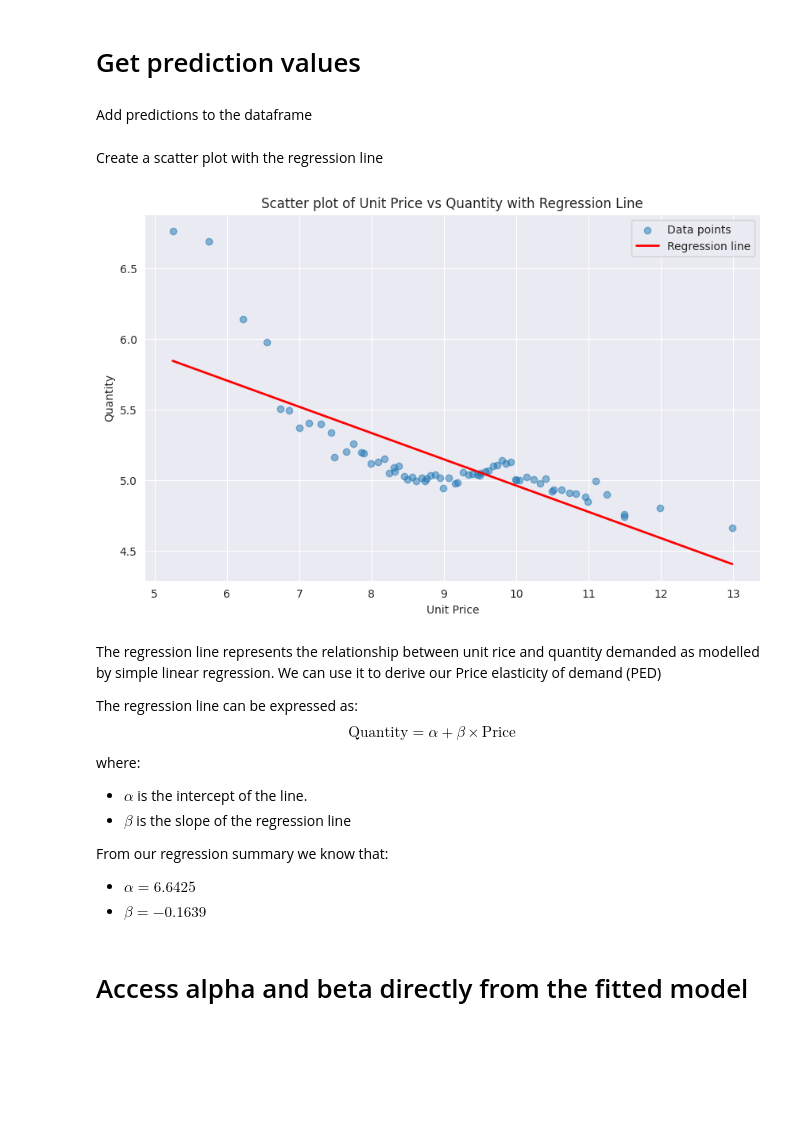
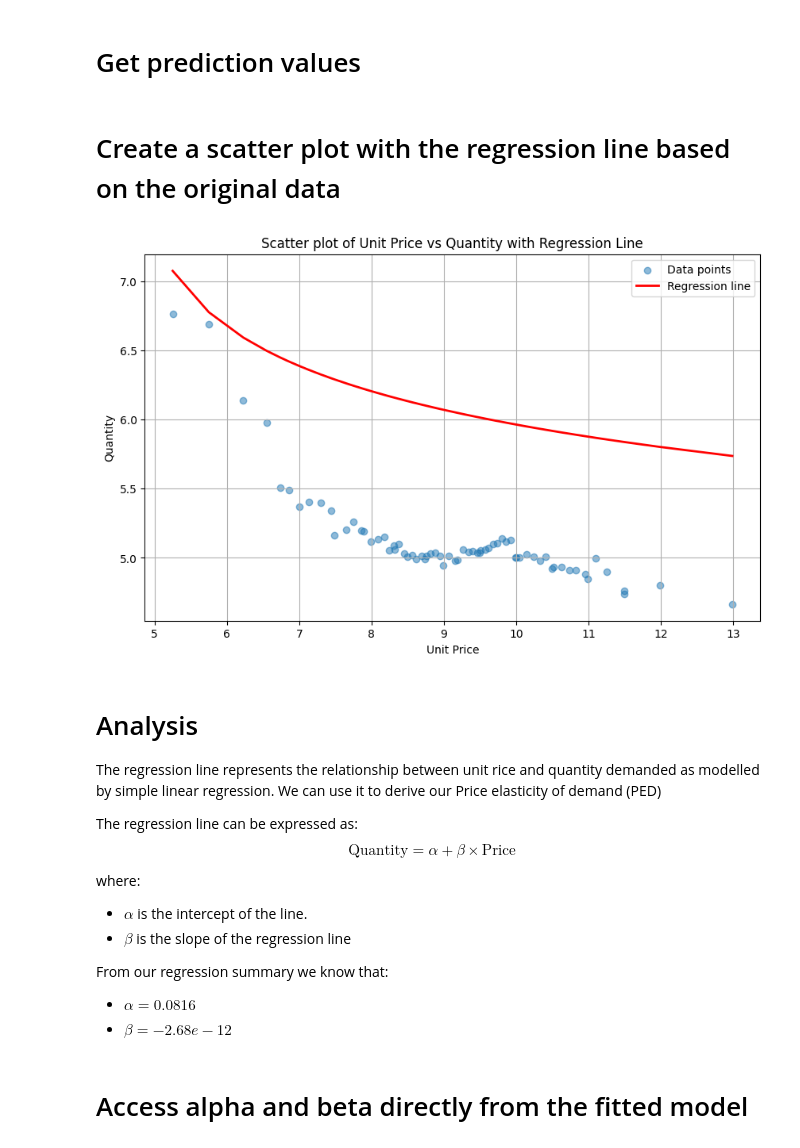
Before and after one commit to mkingopng/Dominos_senior_data_scientist, a Jupyter notebook: src/individuale_SLR_normalised.ipynb, the cells around one changed output. Drawn from its saved outputs; the diff is of its cells as text; code cells hidden in the pictures; blank space fills up the shorter version.

```diff
--- a/src/individuale_SLR_normalised.ipynb
+++ b/src/individuale_SLR_normalised.ipynb
@@ -107,0 +102,2 @@ Individuale Price Statistics without High Side Outliers:
+# %%
+individuale_df, individuale_stats, fitted_lambdas = apply_boxcox_and_calculate_stats(individuale_df, features)
@@ -108,21 +119,13 @@ Individuale Price Statistics without High Side Outliers:
 # %% [markdown]
 # Fit linear regression model
 # %%
-# extract the x and y values
-x_value = individuale_df['unit_price']
-y_value = individuale_df['quantity']
-
-# ensure x and y are of the same length
+# Fit linear regression model
+x_value = individuale_df['BoxCox_unit_price']
+y_value = individuale_df['BoxCox_quantity']
 assert len(x_value) == len(y_value), "x and y must have the same length"
-
-# add a constant to the independent variable (price)
 X = add_constant(x_value)
-
-# fit the regression model
 model = sm.OLS(y_value, X)
 individuale_result = model.fit()
-
-# print the summary of the regression model
 print(individuale_result.summary())
 # %% [output]
                             OLS Regression Results
@@ -148,36 +151,24 @@ Notes:
 # Get prediction values
 # %%
 predictions = individuale_result.predict(X)
+predictions_original = inv_boxcox(predictions, fitted_lambdas['quantity'])
+individuale_df['predicted_quantities'] = predictions_original
-# %% [markdown]
-Add predictions to the dataframe
-# %%
-individuale_df['predictions'] = predictions
 # %% [markdown]
-Create a scatter plot with the regression line
+# Create a scatter plot with the regression line based on the original data
 # %%
 plt.figure(figsize=(10, 6))
-plt.scatter(
-    individuale_df['unit_price'],
-    individuale_df['quantity'],
-    alpha=0.5,
-    label='Data points'
-)
-plt.plot(
-    individuale_df['unit_price'],
-    predictions,
-    color='red',
-    linewidth=2,
-    label='Regression line'
-)
+plt.scatter(individuale_df['unit_price'], individuale_df['quantity'], alpha=0.5, label='Data points')
+plt.plot(individuale_df['unit_price'], predictions_original, color='red', linewidth=2, label='Regression line')
 plt.title('Scatter plot of Unit Price vs Quantity with Regression Line')
 plt.xlabel('Unit Price')
 plt.ylabel('Quantity')
 plt.legend()
 plt.grid(True)
 plt.show()
 # %% [output]
-[figure, old version]
+[figure, new version]
 # %% [markdown]
+# Analysis
 The regression line represents the relationship between unit rice and quantity demanded as modelled by simple linear regression. We can use it to derive our Price elasticity of demand (PED)
 
 The regression line can be expressed as:
@@ -188,6 +179,6 @@ where:
 - $\beta$ is the slope of the regression line
 
 From our regression summary we know that:
-- $\alpha = 6.6425$
-- $\beta = -0.1639$
+- $\alpha = 0.0816$
+- $\beta = -2.68e-12$
 # %%
```
Also changed, not shown: parts of 41 cells of this notebook, 3 other files.
